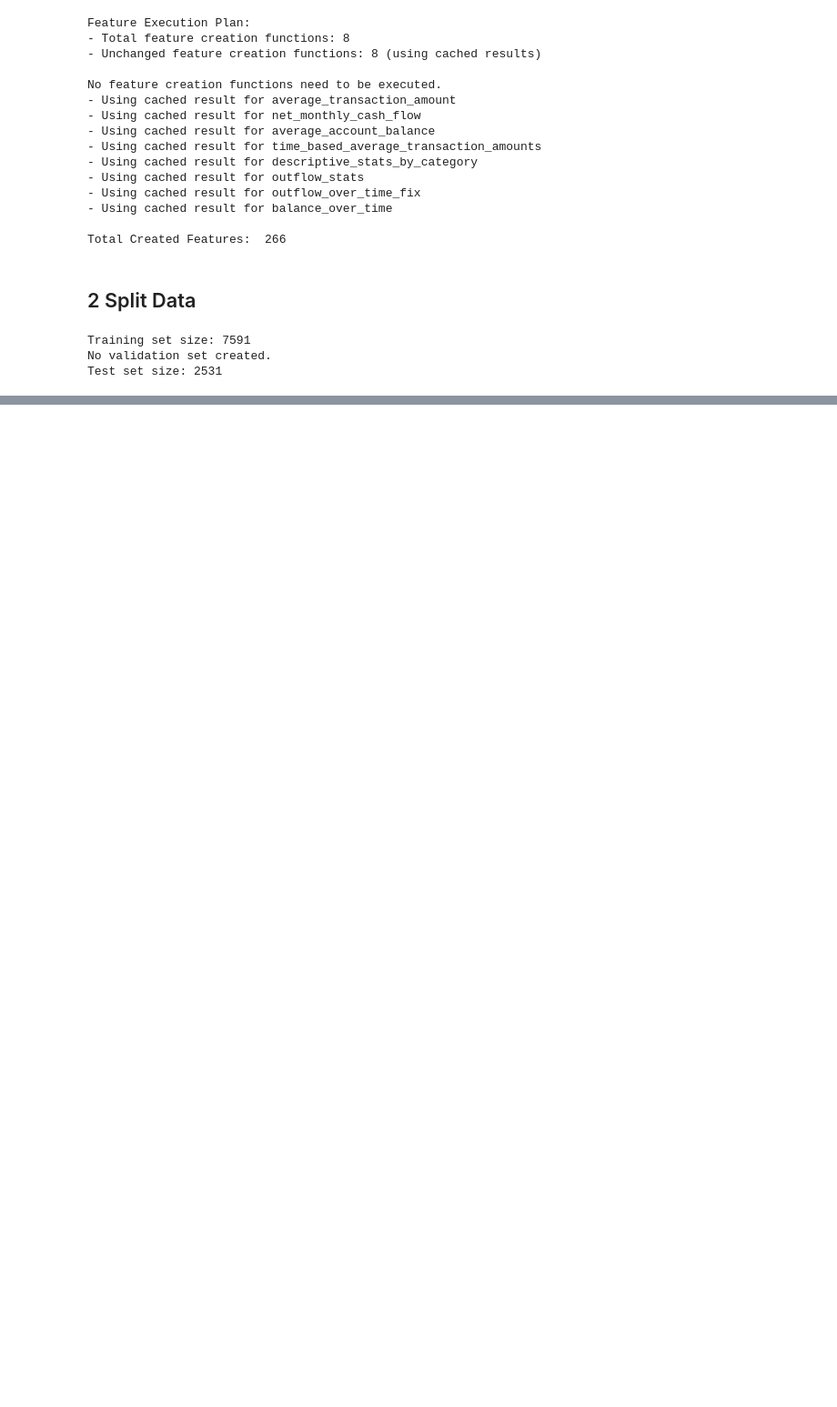
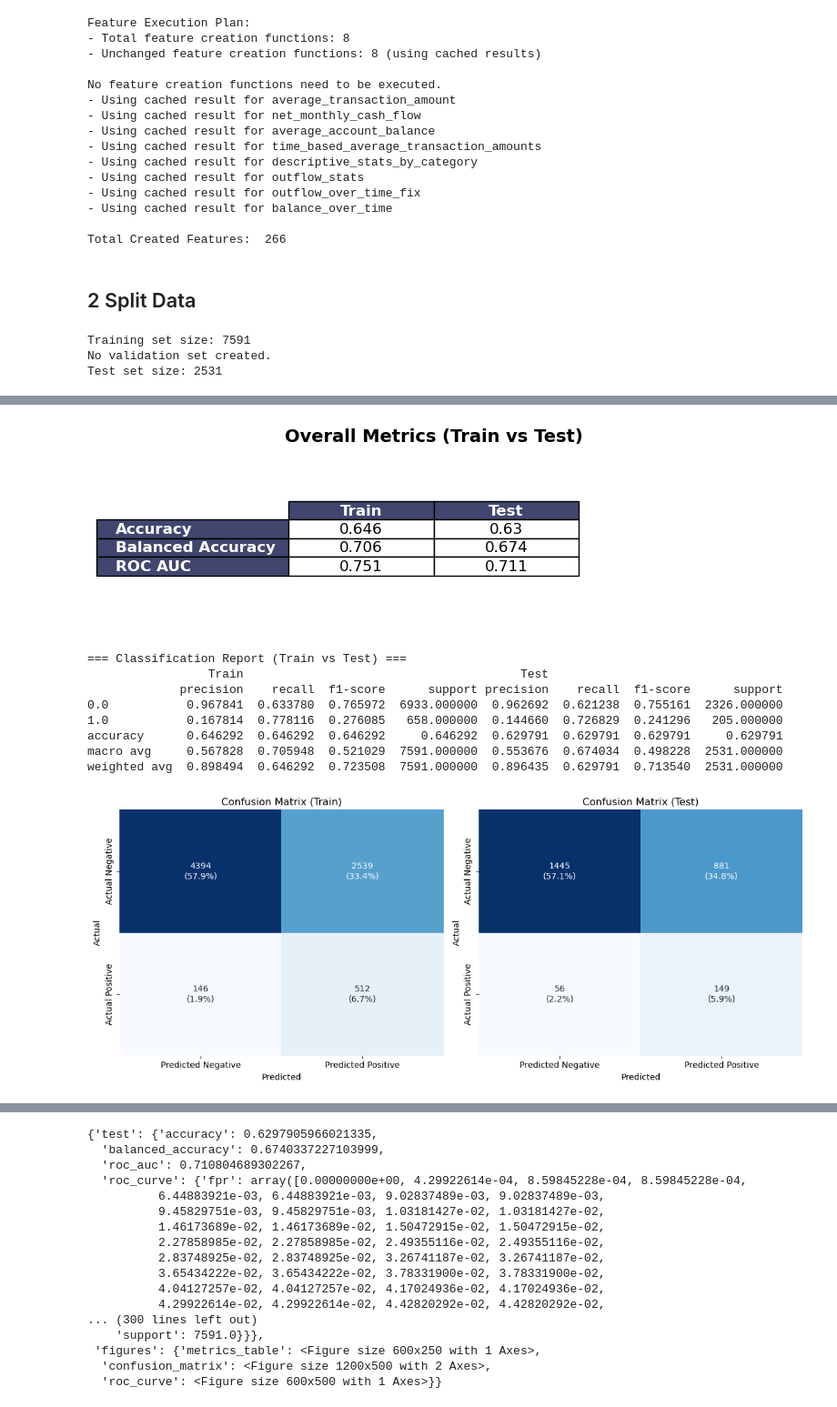
Before and after one commit to mozer123/credit_scoring, a Jupyter notebook: src/main.ipynb, the cells around one changed output, grey strips where cells are left out. Shown at 91% size. Drawn from its saved outputs; the diff is of its cells as text; code cells hidden in the pictures; blank space fills up the shorter version.

```diff
--- a/src/main.ipynb
+++ b/src/main.ipynb
@@ -236,0 +218,15 @@ Name: count, dtype: int64
+# %%
+# Initialize and train model with best features
+model, scaler = train_model(train_df, feature_columns, "logistic")
+predict_and_analyze_model(model, scaler, train_df, test_df, feature_columns)
+# %% [output]
+[figure, added]
+=== Classification Report (Train vs Test) ===
+                 Train                                       Test
+             precision    recall  f1-score      support precision    recall  f1-score      support
+0.0           0.967841  0.633780  0.765972  6933.000000  0.962692  0.621238  0.755161  2326.000000
+1.0           0.167814  0.778116  0.276085   658.000000  0.144660  0.726829  0.241296   205.000000
+accuracy      0.646292  0.646292  0.646292     0.646292  0.629791  0.629791  0.629791     0.629791
+macro avg     0.567828  0.705948  0.521029  7591.000000  0.553676  0.674034  0.498228  2531.000000
+weighted avg  0.898494  0.646292  0.723508  7591.000000  0.896435  0.629791  0.713540  2531.000000
+[figure, added]
@@ -236,0 +234,17 @@ Name: count, dtype: int64
+{'test': {'accuracy': 0.6297905966021335,
+  'balanced_accuracy': 0.6740337227103999,
+  'roc_auc': 0.710804689302267,
+  'roc_curve': {'fpr': array([0.00000000e+00, 4.29922614e-04, 8.59845228e-04, 8.59845228e-04,
+          6.44883921e-03, 6.44883921e-03, 9.02837489e-03, 9.02837489e-03,
+          9.45829751e-03, 9.45829751e-03, 1.03181427e-02, 1.03181427e-02,
+          1.46173689e-02, 1.46173689e-02, 1.50472915e-02, 1.50472915e-02,
+          2.27858985e-02, 2.27858985e-02, 2.49355116e-02, 2.49355116e-02,
+          2.83748925e-02, 2.83748925e-02, 3.26741187e-02, 3.26741187e-02,
+          3.65434222e-02, 3.65434222e-02, 3.78331900e-02, 3.78331900e-02,
+          4.04127257e-02, 4.04127257e-02, 4.17024936e-02, 4.17024936e-02,
+          4.29922614e-02, 4.29922614e-02, 4.42820292e-02, 4.42820292e-02,
+... (300 lines left out)
+    'support': 7591.0}}},
+ 'figures': {'metrics_table': <Figure size 600x250 with 1 Axes>,
+  'confusion_matrix': <Figure size 1200x500 with 2 Axes>,
+  'roc_curve': <Figure size 600x500 with 1 Axes>}}
```
Also changed, not shown: parts of 23 cells of this notebook.
